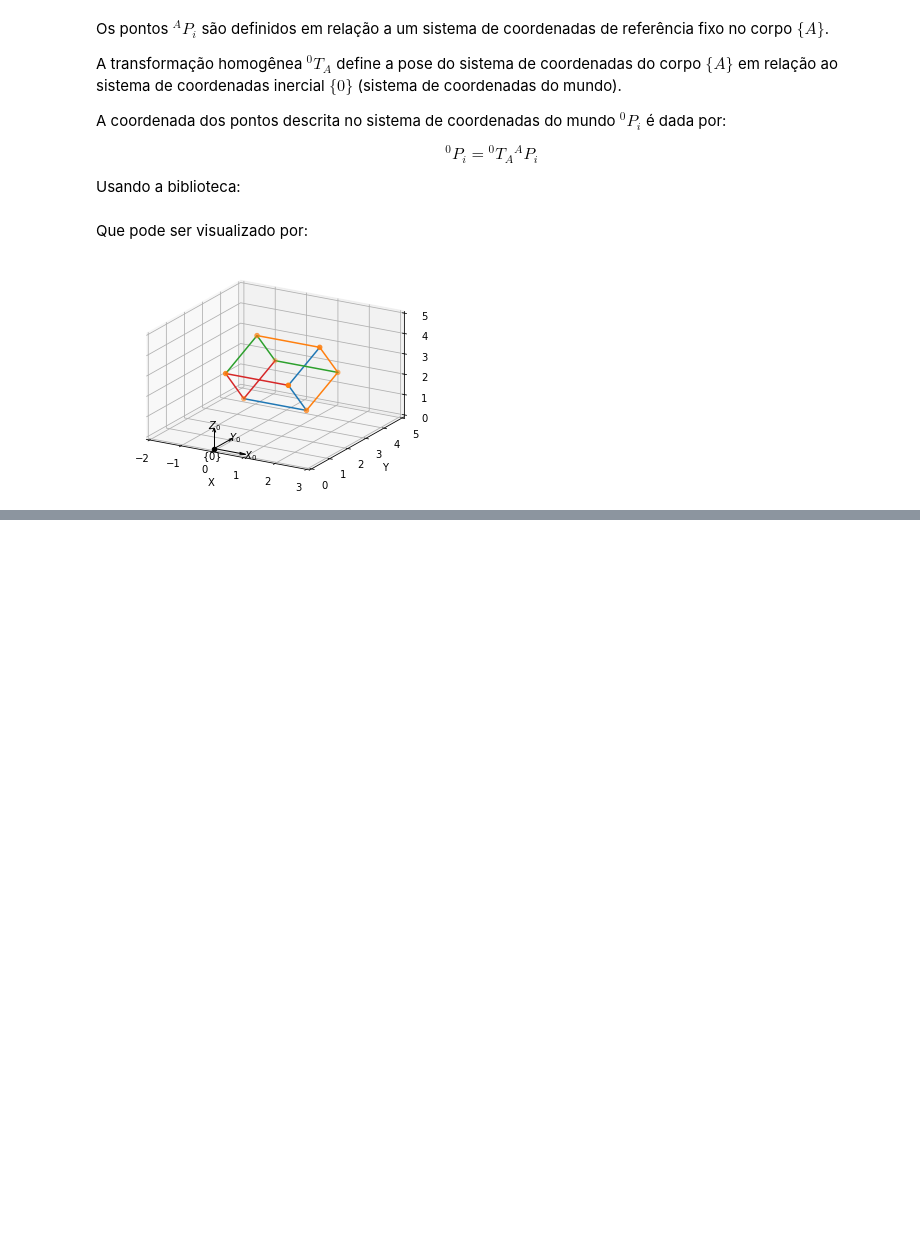
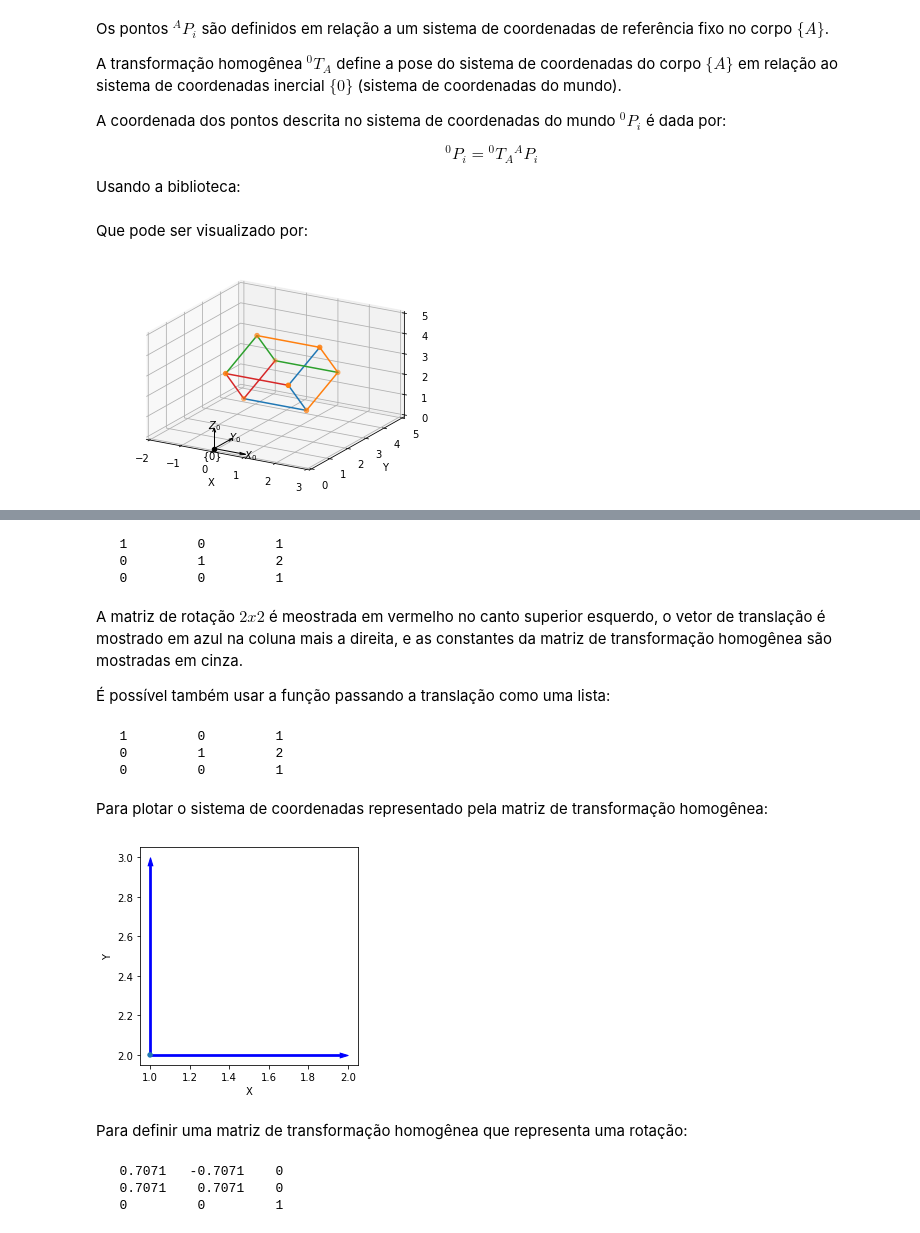
Before and after one commit to vgrassi/sel0634, a Jupyter notebook: sel634_aula1.ipynb, the cells around one changed output, grey strips where cells are left out. Drawn from its saved outputs; the diff is of its cells as text; code cells hidden in the pictures; blank space fills up the shorter version.

```diff
--- a/sel634_aula1.ipynb
+++ b/sel634_aula1.ipynb
@@ -377,0 +410,34 @@ plot_cubo(Q,grafico)
+# %%
+T = SE2(1,2)
+T
+# %% [output]
+   1         0         1
+   0         1         2
+   0         0         1
+# %% [markdown]
+A matriz de rotação $2x2$ é meostrada em vermelho no canto superior esquerdo, o vetor de translação é mostrado em azul na coluna mais a direita, e as constantes da matriz de transformação homogênea são mostradas em cinza.
+
+É possível também usar a função passando a translação como uma lista:
+# %%
+T = SE2([1, 2])
+T
+# %% [output]
+   1         0         1
+   0         1         2
+   0         0         1
+# %% [markdown]
+Para plotar o sistema de coordenadas representado pela matriz de transformação homogênea:
+# %%
+plt.figure()
+T.plot()
+# %% [output]
+[figure, added]
+# %% [markdown]
+Para definir uma matriz de transformação homogênea que representa uma rotação:
+# %%
+T2 = SE2(45, unit='deg')
+T2
+# %% [output]
+   0.7071   -0.7071    0
+   0.7071    0.7071    0
+   0         0         1
```
Also changed, not shown: parts of 59 cells of this notebook.
